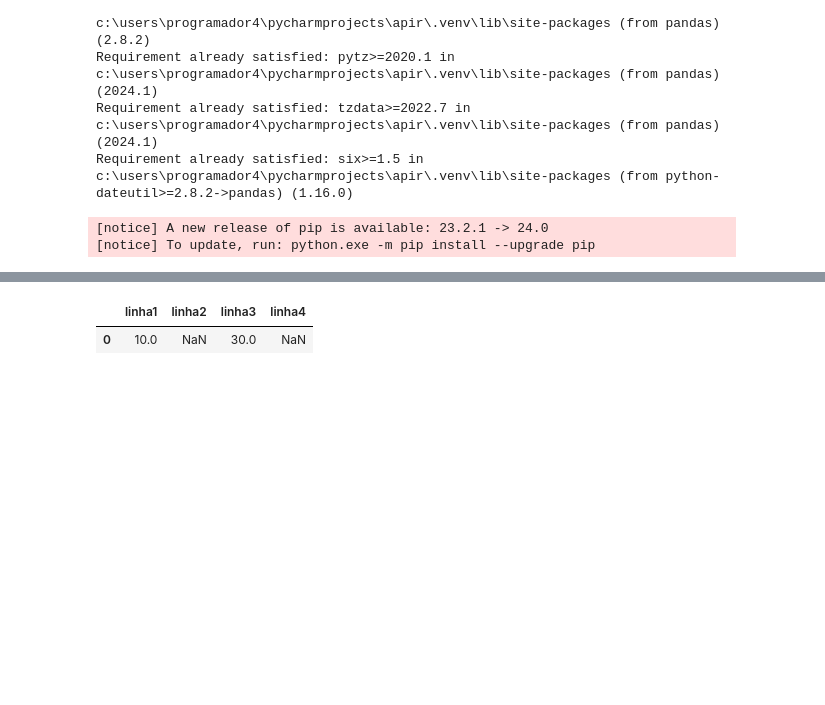
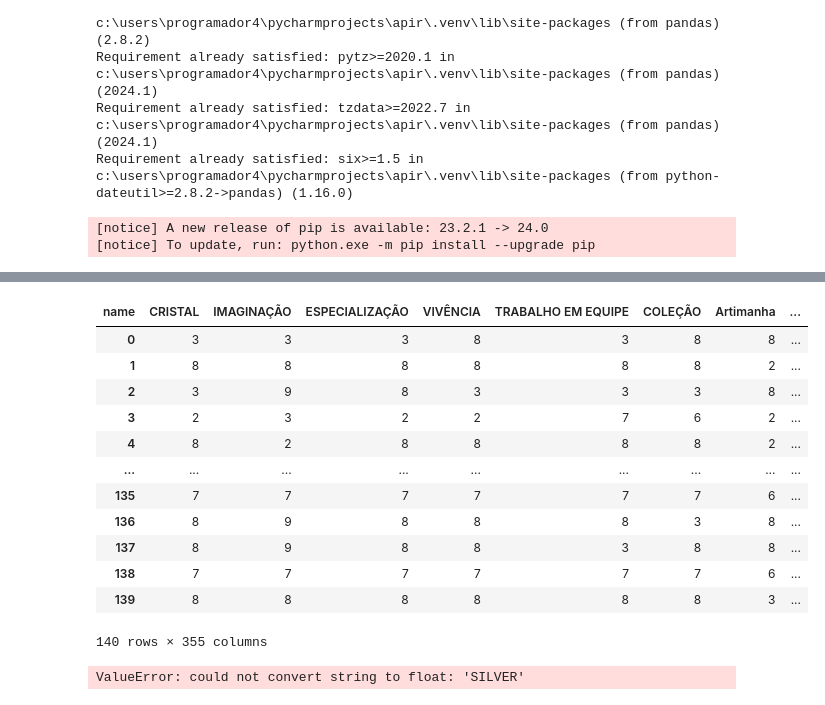
Before and after one commit to matheusmmmp/apiR, a Jupyter notebook: challangeNoteBook.ipynb, the cells around one changed output, grey strips where cells are left out. Drawn from its saved outputs; the diff is of its cells as text; code cells hidden in the pictures; blank space fills up the shorter version.

```diff
--- a/challangeNoteBook.ipynb
+++ b/challangeNoteBook.ipynb
@@ -94,7 +94,7 @@ def getListNamesByElo(tier,division):
 # %%
 if __name__ == '__main__':
     # Obter o ID do invocador
-    account_id = obter_id_invocador()
+    account_id = obter_id_invocador('teteco25')
 
     if account_id:
         # Obter os dados dos desafios de configuração
@@ -117,6 +117,7 @@ if __name__ == '__main__':
             print(f"ID: {row['challengeId']}")
             print(f"ID: {row['level']}")
             print(f"ID: {row['name']}")
+            print(f"ID: {row['shortDescription']}")
             print("=" * 50)
     else:
         print("Nenhum histórico de partidas encontrado.")
@@ -192,5 +209,55 @@ df_pivot_pivotado_transposto = pd.DataFrame(dict_pivotado, index=[0])
+# %%
+# Inicialize uma lista para armazenar os dataframes a serem concatenados
+dfs_to_concat = []
+
+for index, row in dfListNamesByElo_top5.iterrows():
+    # Obtendo o nome do invocador da linha atual
+    puuid = row['puuid']
+    tier = row['tier']
+    division = row['rank']
+    summonerName = row['summonerName']
+    dfUserChallenge = getChallengeById(puuid)
+
+    df = pd.DataFrame(dfUserChallenge['challenges'])
+    df['levelF'] = df['level'].astype('category').cat.codes
+
+    dfConfig = pd.DataFrame(getConfigChallenge())
+    dfConfig['name'] = dfConfig['localizedNames'].apply(lambda x: x.get('name', ''))
+    dfConfig['description'] = dfConfig['localizedNames'].apply(lambda x: x.get('description', ''))
+    dfConfig['shortDescription'] = dfConfig['localizedNames'].apply(lambda x: x.get('shortDescription', ''))
+    dfConfig['puuid'] = puuid
+
+    # Fundir os DataFrames df e dfConfig com base na correspondência entre df['challengeId'] e dfConfig['id']
+    df_merged = pd.merge(df, dfConfig[['id', 'name','shortDescription','puuid']], left_on='challengeId', right_on='id', how='left')
+    df_merged = df_merged.drop(columns=['id'])
+
+    df_pivoted = df_merged.set_index('name')
+    df_pivoted = df_pivoted.T
+    dfFormated = df_pivoted.loc[['levelF']]
+    # Crie um novo DataFrame com os dados atuais
+    df2 = dfFormated.assign(summonerName=summonerName, puuid=puuid, tier=tier, division=division)
+    # Adicione o DataFrame atual à lista de DataFrames a serem concatenados
+    dfs_to_concat.append(df2)
+
+
+# Concatene todos os DataFrames na lista
+df_concat = pd.concat(dfs_to_concat)
+
+# Resetar os índices do DataFrame resultante
+df_concat.reset_index(drop=True, inplace=True)
 # %%
-df_pivot_pivotado_transposto
+df_concat
 # %% [output]
-|  | linha1 | linha2 | linha3 | linha4 |
-| 0 | 10.0 | NaN | 30.0 | NaN |
+| name | CRISTAL | IMAGINAÇÃO | ESPECIALIZAÇÃO | VIVÊNCIA | TRABALHO EM EQUIPE | COLEÇÃO | Artimanha | ... |
+| 0 | 3 | 3 | 3 | 8 | 3 | 8 | 8 | ... |
+| 1 | 8 | 8 | 8 | 8 | 8 | 8 | 2 | ... |
+| 2 | 3 | 9 | 8 | 3 | 3 | 3 | 8 | ... |
+| 3 | 2 | 3 | 2 | 2 | 7 | 6 | 2 | ... |
+| 4 | 8 | 2 | 8 | 8 | 8 | 8 | 2 | ... |
+| ... | ... | ... | ... | ... | ... | ... | ... | ... |
+| 135 | 7 | 7 | 7 | 7 | 7 | 7 | 6 | ... |
+| 136 | 8 | 9 | 8 | 8 | 8 | 3 | 8 | ... |
+| 137 | 8 | 9 | 8 | 8 | 3 | 8 | 8 | ... |
+| 138 | 7 | 7 | 7 | 7 | 7 | 7 | 6 | ... |
+| 139 | 8 | 8 | 8 | 8 | 8 | 8 | 3 | ... |
+140 rows × 355 columns
@@ -197 +268,19 @@ df_pivot_pivotado_transposto
+# %%
+import pandas as pd
+import seaborn as sns
+import matplotlib.pyplot as plt
+
+# Seu DataFrame (suponhamos que seja df)
+# df = ...
+
+# Calcular a matriz de correlação
+correlation_matrix = df.corr()
+
+# Plotar o gráfico de correlação usando Seaborn
+plt.figure(figsize=(10, 8))
+sns.heatmap(df_concat, annot=True, cmap='coolwarm', fmt=".2f", linewidths=0.5)
+plt.title('Correlação entre as colunas do DataFrame')
+plt.show()
+# %% [output]
+ValueError: could not convert string to float: 'SILVER'
 # %%
```
Also changed, not shown: parts of 13 cells of this notebook, 1 other file.
